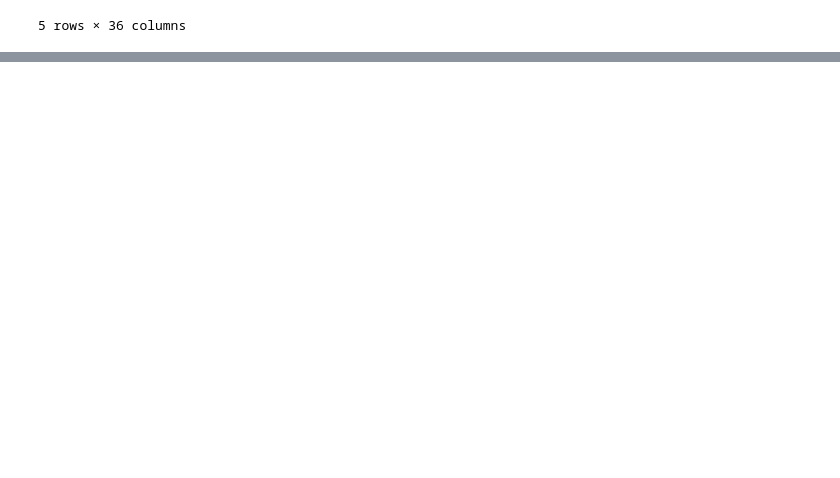
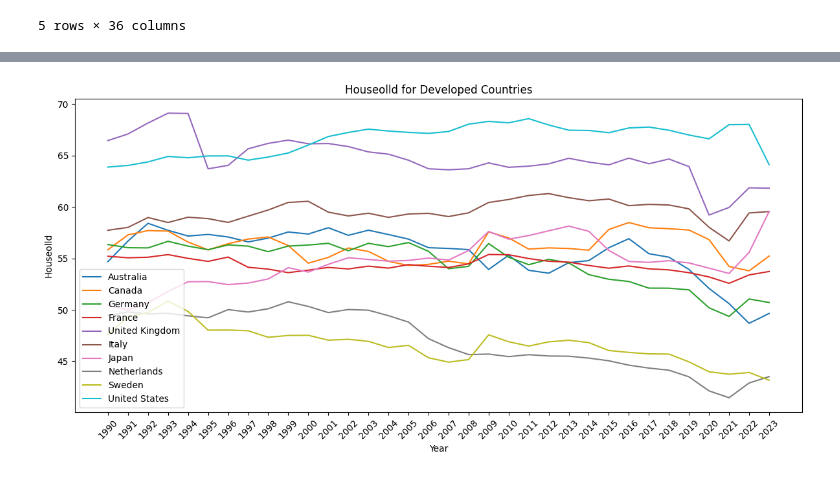
Before and after one commit to AmitG-98/MSc-Data-Science-Final-Project, a Jupyter notebook: Global_macro.ipynb, the cells around one changed output, grey strips where cells are left out. Saved outputs shown, nothing was run; the diff lists cells and outputs as text; code cells hidden in the pictures; blank space fills up the shorter version.

```diff
--- a/Global_macro.ipynb
+++ b/Global_macro.ipynb
@@ -311,0 +328,22 @@ Countries available in all indicators saved to: /content/drive/MyDrive/Msc Data
+# %%
+# Reshape the data for plotting
+df_developed_melted = df_developed.melt(id_vars=['Country Name', 'Indicator'], var_name='Year', value_name='Value')
+
+# Filter for 'GDP Growth' indicator
+gdp_growth_data = df_developed_melted[df_developed_melted['Indicator'] == 'Houseolld']
+
+# Create the plot
+plt.figure(figsize=(12, 6))
+for country in gdp_growth_data['Country Name'].unique():
+    country_data = gdp_growth_data[gdp_growth_data['Country Name'] == country]
+    plt.plot(country_data['Year'], country_data['Value'], label=country)
+
+plt.xlabel('Year')
+plt.ylabel('Houseolld')
+plt.title('Houseolld for Developed Countries')
+plt.xticks(rotation=45)
+plt.legend()
+plt.tight_layout()
+plt.show()
+# %% [output]
+[figure, added]
```
Also changed, not shown: parts of 17 cells of this notebook.
